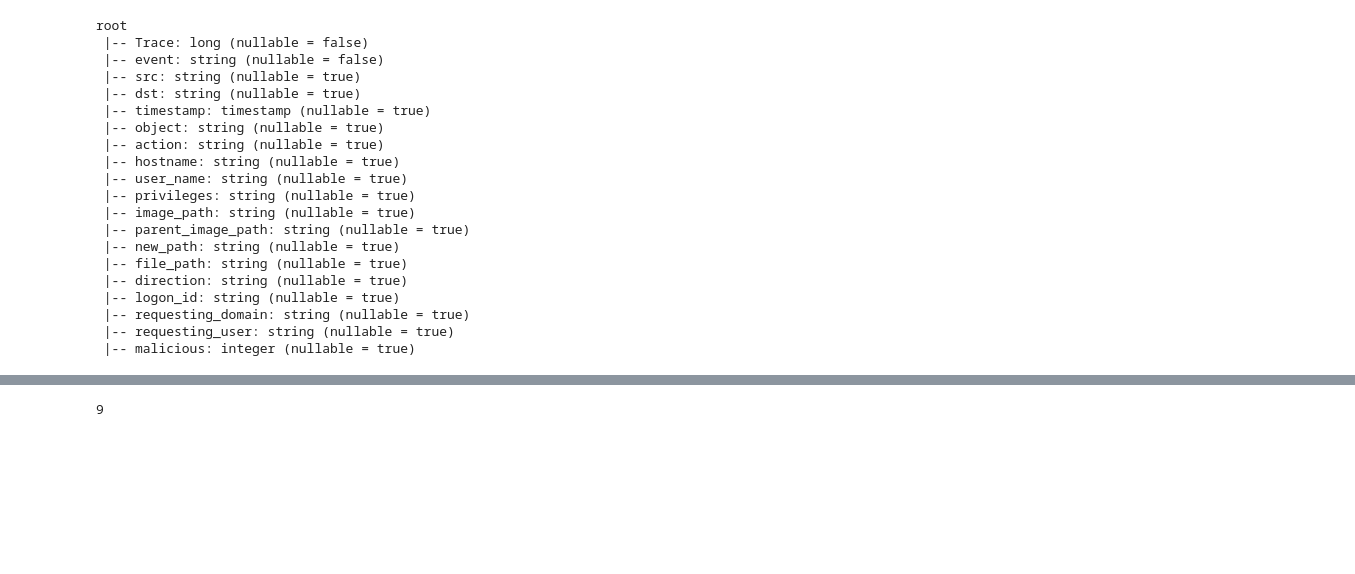
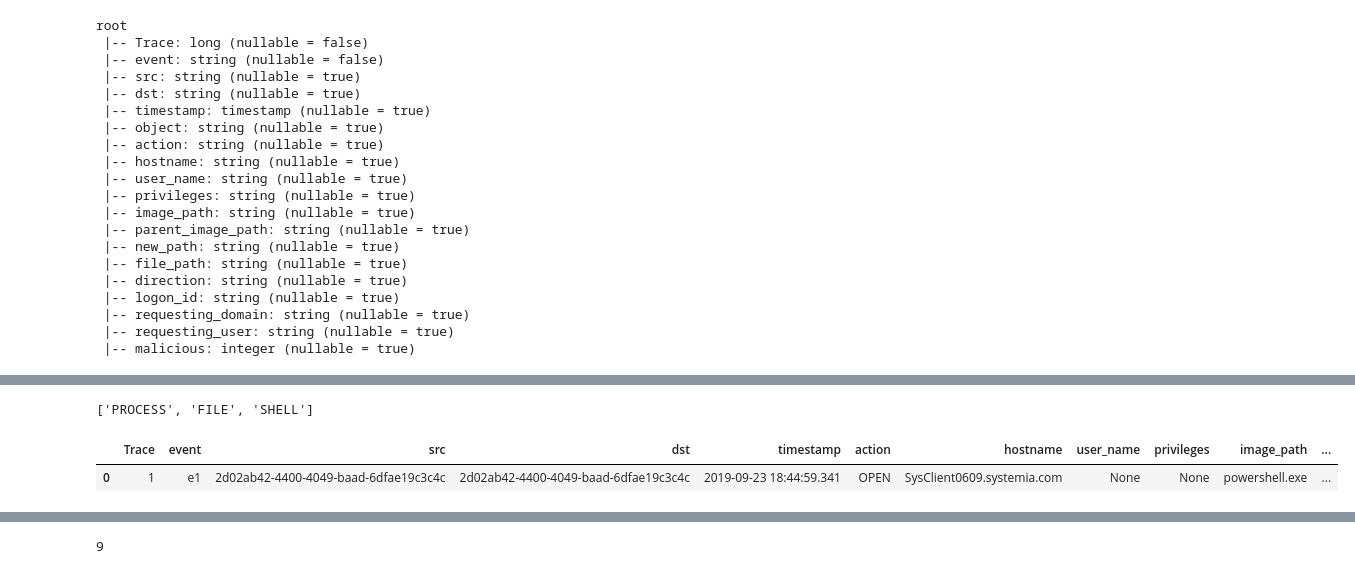
Before and after one commit to MBrend15/Public_Project_Repo, a Jupyter notebook: bam_create_graphframe.ipynb, the cells around one changed output, grey strips where cells are left out. Cells and saved outputs as stored; diff of their text form; code cells hidden in the pictures; blank space fills up the shorter version.

```diff
--- a/bam_create_graphframe.ipynb
+++ b/bam_create_graphframe.ipynb
@@ -244,0 +369,30 @@ stacked_df.where(col('image_path')=='System').count()
+# %%
+def oneHotCol(df, colm, dict_mapping):
+
+    #now action
+    #turn into numeric index before encoding
+
+    num = colm+'_numeric'
+    sparse = colm+'_sparse'
+    indexer = StringIndexer(inputCol=colm, outputCol=num, handleInvalid="keep")
+    indexer_fitted = indexer.fit(df)
+    df_indexed = indexer_fitted.transform(df)
+
+    encoder = OneHotEncoder(inputCols=[num], outputCols=[sparse],dropLast=False)
+    df_onehot = encoder.fit(df_indexed).transform(df_indexed)
+    df_onehot = df_onehot.drop(colm, num)
+
+    #set dict to mapping
+    dict_mapping[colm] = indexer_fitted.labels
+
+    return df_onehot, dict_mapping
+# %%
+#use function to create object ohe
+dict_mapping = {}
+df_onehot, dict_mapping = oneHotCol(stacked_df,'object', dict_mapping)
+print(dict_mapping['object'])
+df_onehot.limit(1).toPandas()
+# %% [output]
+['PROCESS', 'FILE', 'SHELL']
+|  | Trace | event | src | dst | timestamp | action | hostname | user_name | privileges | image_path | ... |
+| 0 | 1 | e1 | 2d02ab42-4400-4049-baad-6dfae19c3c4c | 2d02ab42-4400-4049-baad-6dfae19c3c4c | 2019-09-23 18:44:59.341 | OPEN | SysClient0609.systemia.com | None | None | powershell.exe | ... |
```
Also changed, not shown: parts of 26 cells of this notebook, 2 other files.
